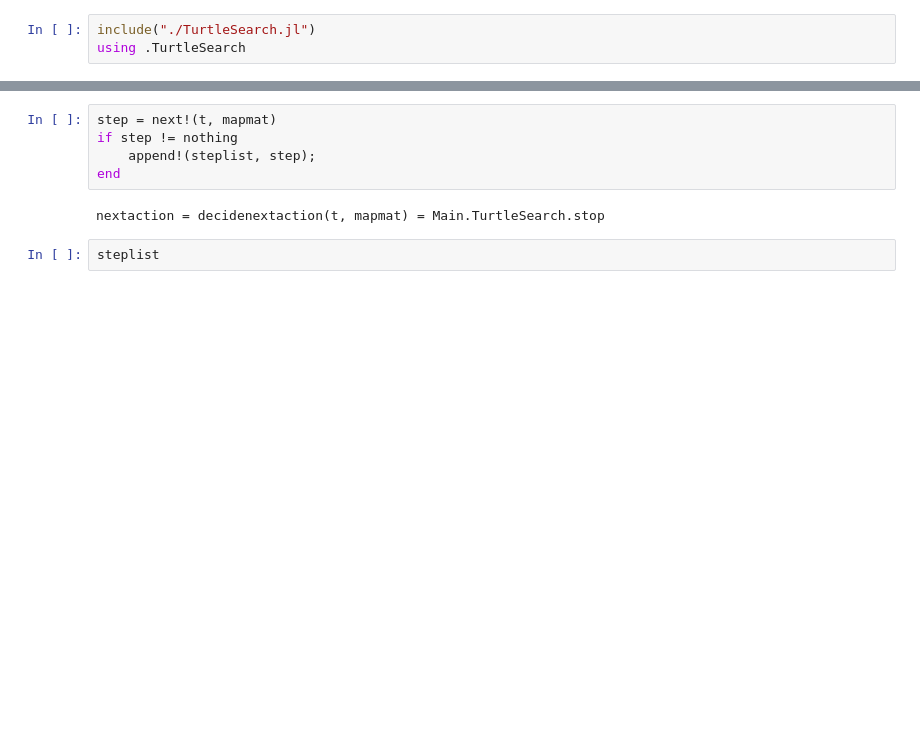
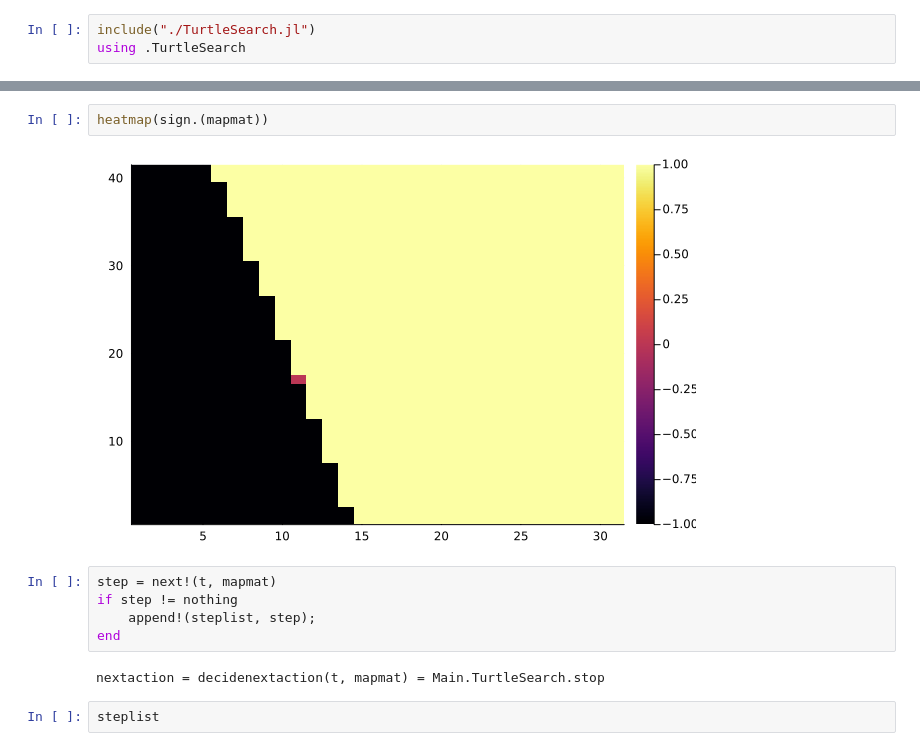
Before and after one commit to yardw/SpectraShooter.jl, a Jupyter notebook: dev.ipynb, the cells around one changed output, grey strips where cells are left out. Saved outputs shown, nothing was run; the diff lists cells and outputs as text; blank space fills up the shorter version.

```diff
--- a/dev.ipynb
+++ b/dev.ipynb
@@ -503,3 +523,7 @@ heatmap(steps)
+# %%
+heatmap(sign.(mapmat))
+# %% [output]
+[figure, added]
 # %%
 step = next!(t, mapmat)
 if step != nothing
```
Also changed, not shown: parts of 18 cells of this notebook, 2 other files.
